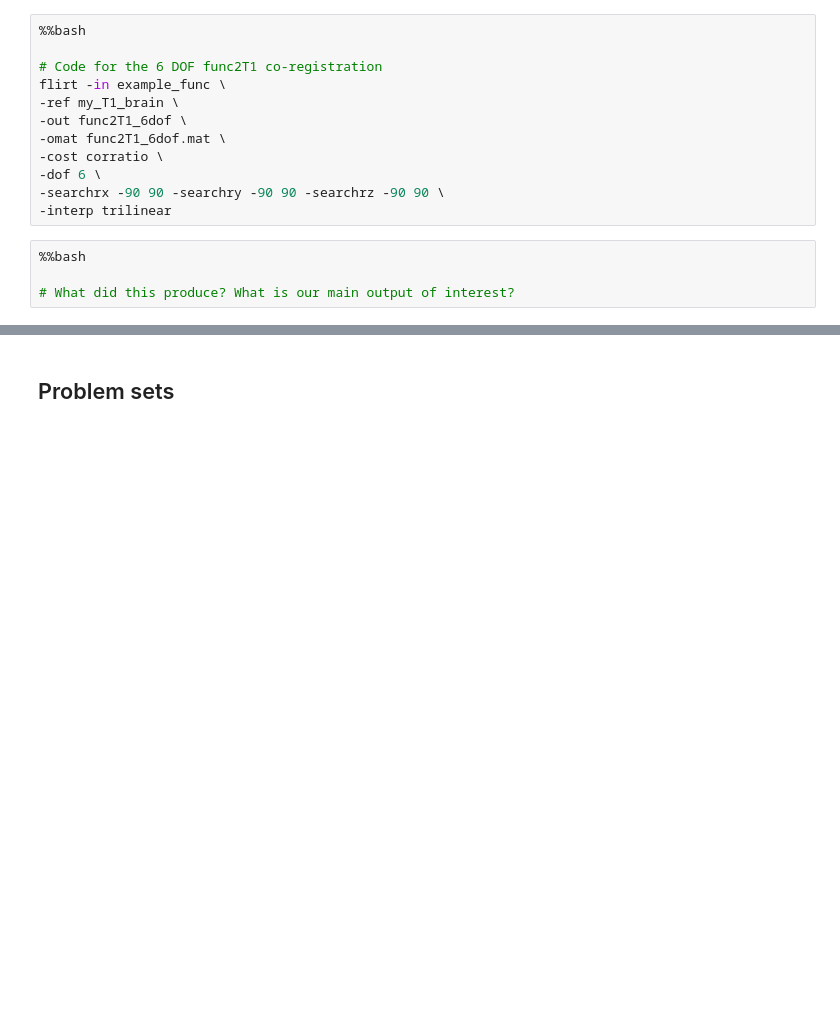
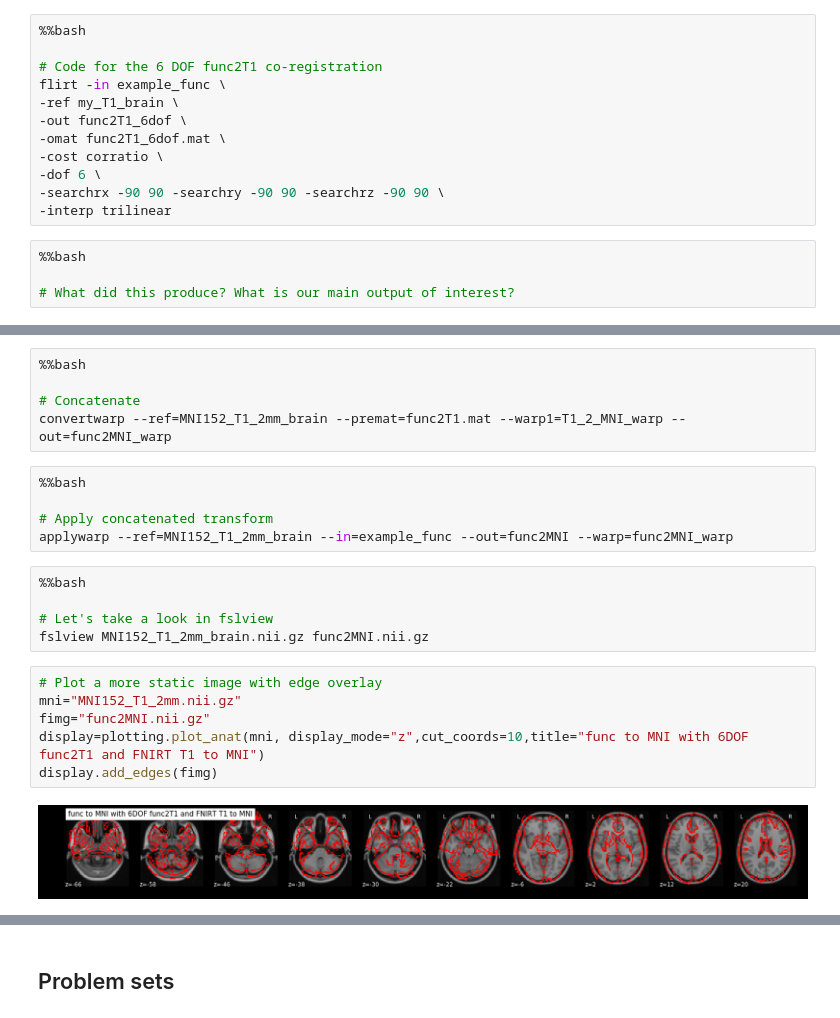
Before and after one commit to uiowa-mri-course-2018/Labs, a Jupyter notebook: 04-Lab/FunctionalSpatialImageProcessing.ipynb, the cells around one changed output, grey strips where cells are left out. Saved outputs shown, nothing was run; the diff lists cells and outputs as text; blank space fills up the shorter version.

```diff
--- a/04-Lab/FunctionalSpatialImageProcessing.ipynb
+++ b/04-Lab/FunctionalSpatialImageProcessing.ipynb
@@ -83,0 +167,23 @@ flirt -in example_func \
+# %%
+%%bash
+
+# Concatenate
+convertwarp --ref=MNI152_T1_2mm_brain --premat=func2T1.mat --warp1=T1_2_MNI_warp --out=func2MNI_warp
+# %%
+%%bash
+
+# Apply concatenated transform
+applywarp --ref=MNI152_T1_2mm_brain --in=example_func --out=func2MNI --warp=func2MNI_warp
+# %%
+%%bash
+
+# Let's take a look in fslview
+fslview MNI152_T1_2mm_brain.nii.gz func2MNI.nii.gz
+# %%
+# Plot a more static image with edge overlay
+mni="MNI152_T1_2mm.nii.gz"
+fimg="func2MNI.nii.gz"
+display=plotting.plot_anat(mni, display_mode="z",cut_coords=10,title="func to MNI with 6DOF func2T1 and FNIRT T1 to MNI")
+display.add_edges(fimg)
+# %% [output]
+[figure, added]
```
Also changed, not shown: parts of 25 cells of this notebook.
